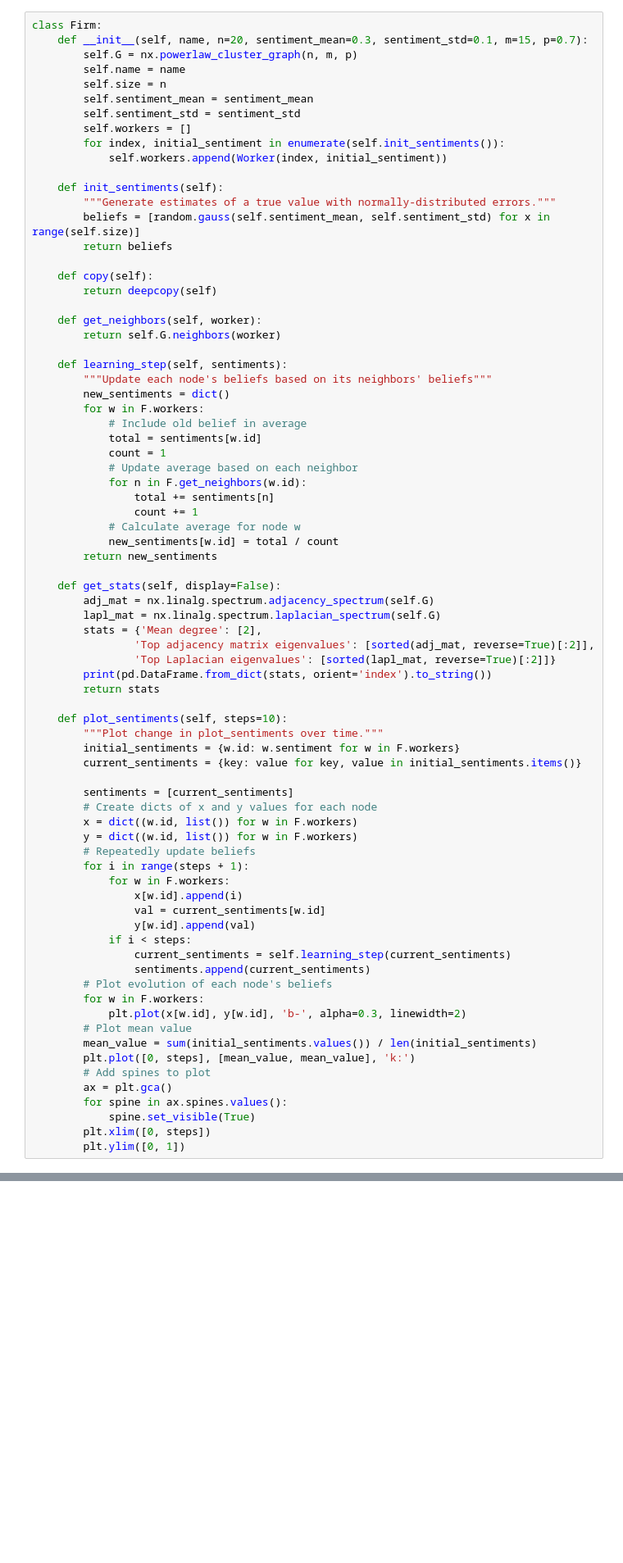
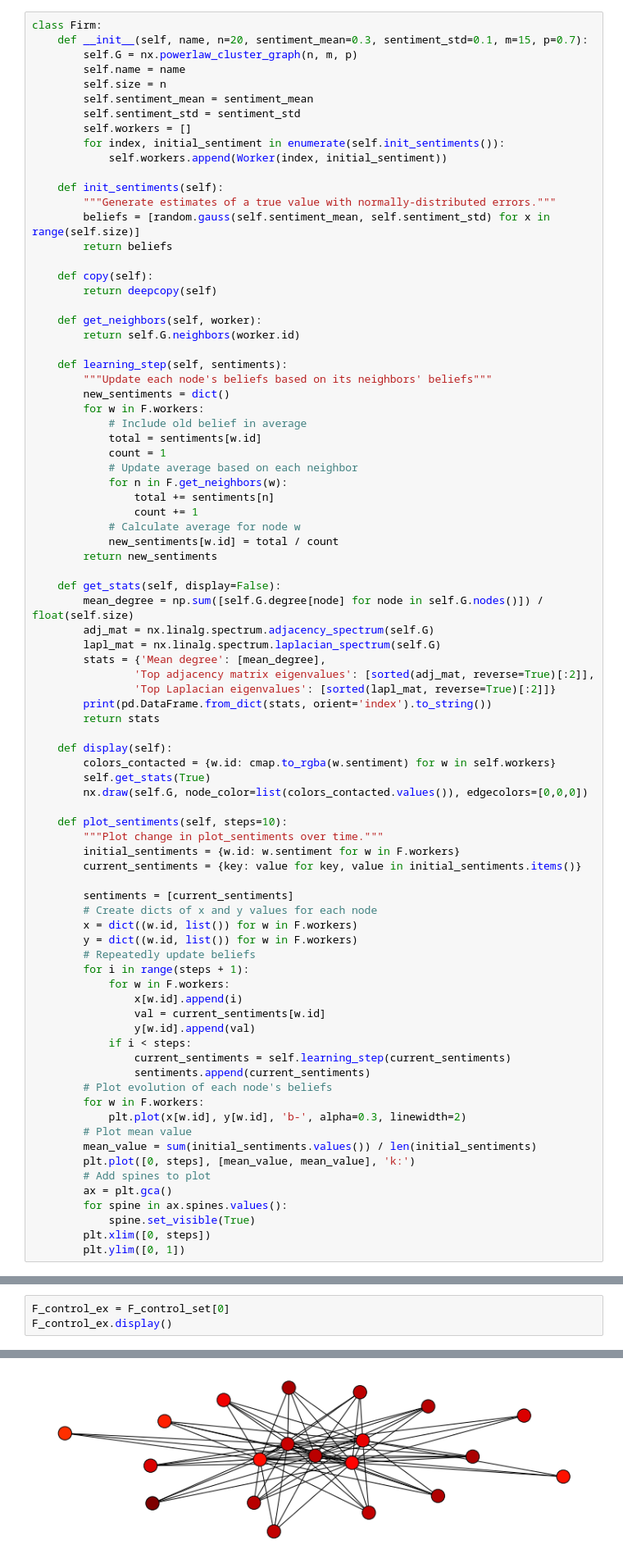
Before and after one commit to beccaroskill/organizing-simulation, a Jupyter notebook: degroot_social_learning.ipynb, the cells around one changed output, grey strips where cells are left out. Shown at 82% size. Drawn from its saved outputs; the diff is of its cells as text; blank space fills up the shorter version.

```diff
--- a/degroot_social_learning.ipynb
+++ b/degroot_social_learning.ipynb
@@ -70,7 +72,7 @@ class Firm:
         return deepcopy(self)
 
     def get_neighbors(self, worker):
-        return self.G.neighbors(worker)
+        return self.G.neighbors(worker.id)
 
     def learning_step(self, sentiments):
         """Update each node's beliefs based on its neighbors' beliefs"""
@@ -80,7 +82,7 @@ class Firm:
             total = sentiments[w.id]
             count = 1
             # Update average based on each neighbor
-            for n in F.get_neighbors(w.id):
+            for n in F.get_neighbors(w):
                 total += sentiments[n]
                 count += 1
             # Calculate average for node w
@@ -88,13 +90,19 @@ class Firm:
         return new_sentiments
 
     def get_stats(self, display=False):
+        mean_degree = np.sum([self.G.degree[node] for node in self.G.nodes()]) / float(self.size)
         adj_mat = nx.linalg.spectrum.adjacency_spectrum(self.G)
         lapl_mat = nx.linalg.spectrum.laplacian_spectrum(self.G)
-        stats = {'Mean degree': [2],
+        stats = {'Mean degree': [mean_degree],
                 'Top adjacency matrix eigenvalues': [sorted(adj_mat, reverse=True)[:2]],
                 'Top Laplacian eigenvalues': [sorted(lapl_mat, reverse=True)[:2]]}
         print(pd.DataFrame.from_dict(stats, orient='index').to_string())
         return stats
+
+    def display(self):
+        colors_contacted = {w.id: cmap.to_rgba(w.sentiment) for w in self.workers}
+        self.get_stats(True)
+        nx.draw(self.G, node_color=list(colors_contacted.values()), edgecolors=[0,0,0])
 
     def plot_sentiments(self, steps=10):
         """Plot change in plot_sentiments over time."""
@@ -153,0 +147,4 @@ Top Laplacian eigenvalues                   [19.999999999999993, 19.010321851484
+# %%
+F_control_ex = F_control_set[0]
+F_control_ex.display()
+# %% [output]
@@ -153,0 +155 @@ Top Laplacian eigenvalues                   [19.999999999999993, 19.010321851484
+[figure, added]
```
Also changed, not shown: parts of 10 cells of this notebook.
